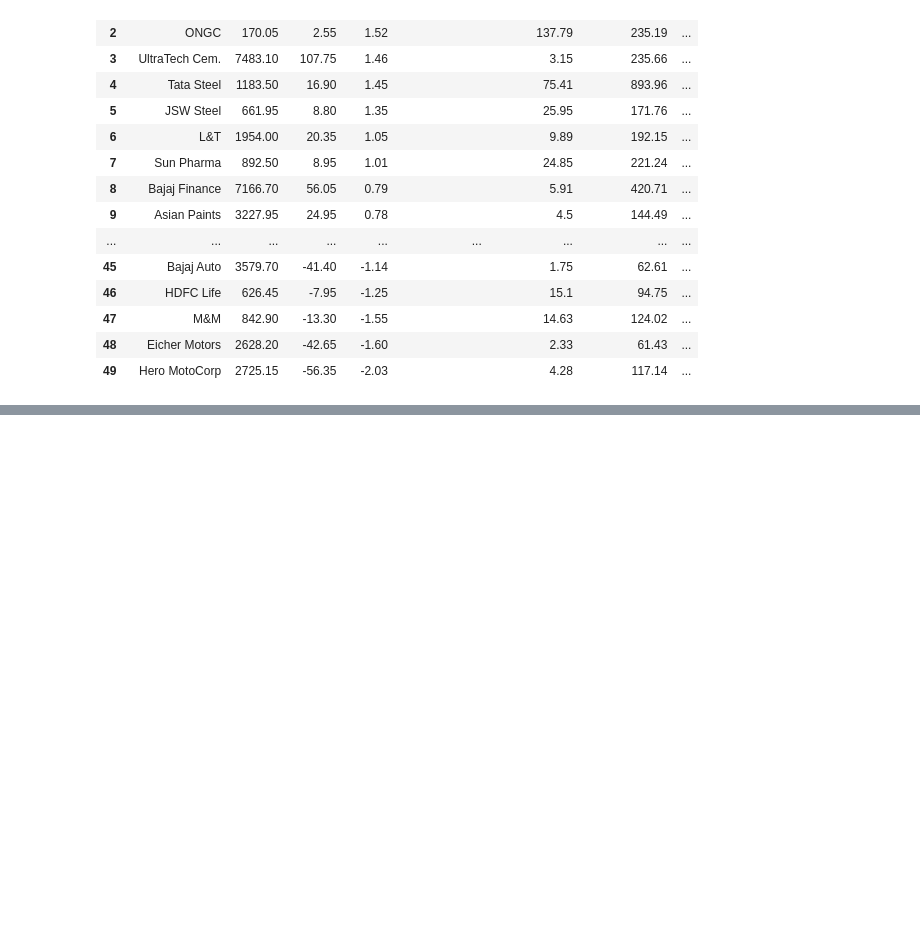
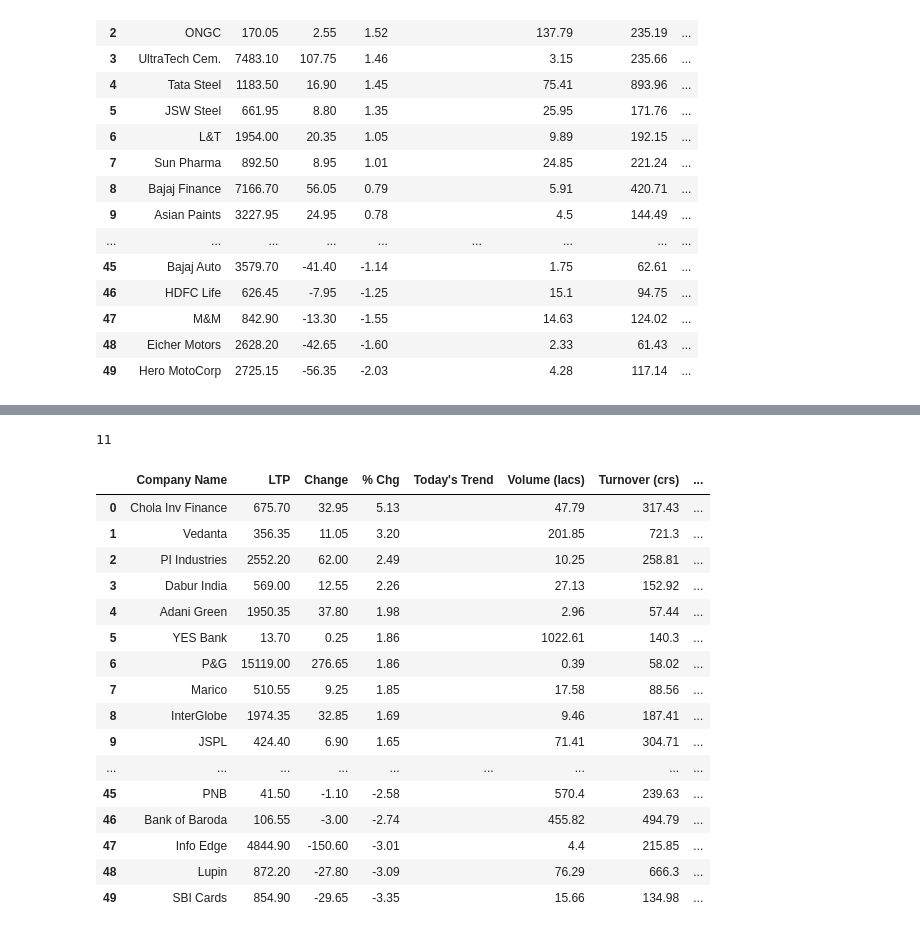
Before and after one commit to 0sparsh2/Live-stocks-scraping, a Jupyter notebook: stock_values.ipynb, the cells around one changed output, grey strips where cells are left out. Saved outputs shown, nothing was run; the diff lists cells and outputs as text; code cells hidden in the pictures; blank space fills up the shorter version.

```diff
--- a/stock_values.ipynb
+++ b/stock_values.ipynb
@@ -52,0 +64,37 @@ nifty50
+# %%
+x = stock_soup.find('div', {'class' : 'headers'})
+# %%
+headings_column = [item.text for item in x.find('ul').find_all('li')]
+len(headings_column)
+# %% [output]
+11
+# %%
+all_lists = []
+for stock in details:
+  lists = stock.find_all('li')
+  all_lists.append([item.text for item in lists])
+
+for list_vals in all_lists:
+  list_vals[0] = list_vals[0][1:]
+# %%
+niftynext50 = pd.DataFrame(all_lists,columns=headings_column)
+# %%
+niftynext50
+# %% [output]
+|  | Company Name | LTP | Change | % Chg | Today's Trend | Volume (lacs) | Turnover (crs) | ... |
+| 0 | Chola Inv Finance | 675.70 | 32.95 | 5.13 |  | 47.79 | 317.43 | ... |
+| 1 | Vedanta | 356.35 | 11.05 | 3.20 |  | 201.85 | 721.3 | ... |
+| 2 | PI Industries | 2552.20 | 62.00 | 2.49 |  | 10.25 | 258.81 | ... |
+| 3 | Dabur India | 569.00 | 12.55 | 2.26 |  | 27.13 | 152.92 | ... |
+| 4 | Adani Green | 1950.35 | 37.80 | 1.98 |  | 2.96 | 57.44 | ... |
+| 5 | YES Bank | 13.70 | 0.25 | 1.86 |  | 1022.61 | 140.3 | ... |
+| 6 | P&G | 15119.00 | 276.65 | 1.86 |  | 0.39 | 58.02 | ... |
+| 7 | Marico | 510.55 | 9.25 | 1.85 |  | 17.58 | 88.56 | ... |
+| 8 | InterGlobe | 1974.35 | 32.85 | 1.69 |  | 9.46 | 187.41 | ... |
+| 9 | JSPL | 424.40 | 6.90 | 1.65 |  | 71.41 | 304.71 | ... |
+| ... | ... | ... | ... | ... | ... | ... | ... | ... |
+| 45 | PNB | 41.50 | -1.10 | -2.58 |  | 570.4 | 239.63 | ... |
+| 46 | Bank of Baroda | 106.55 | -3.00 | -2.74 |  | 455.82 | 494.79 | ... |
+| 47 | Info Edge | 4844.90 | -150.60 | -3.01 |  | 4.4 | 215.85 | ... |
+| 48 | Lupin | 872.20 | -27.80 | -3.09 |  | 76.29 | 666.3 | ... |
+| 49 | SBI Cards | 854.90 | -29.65 | -3.35 |  | 15.66 | 134.98 | ... |
```
Also changed, not shown: parts of 6 cells of this notebook.
